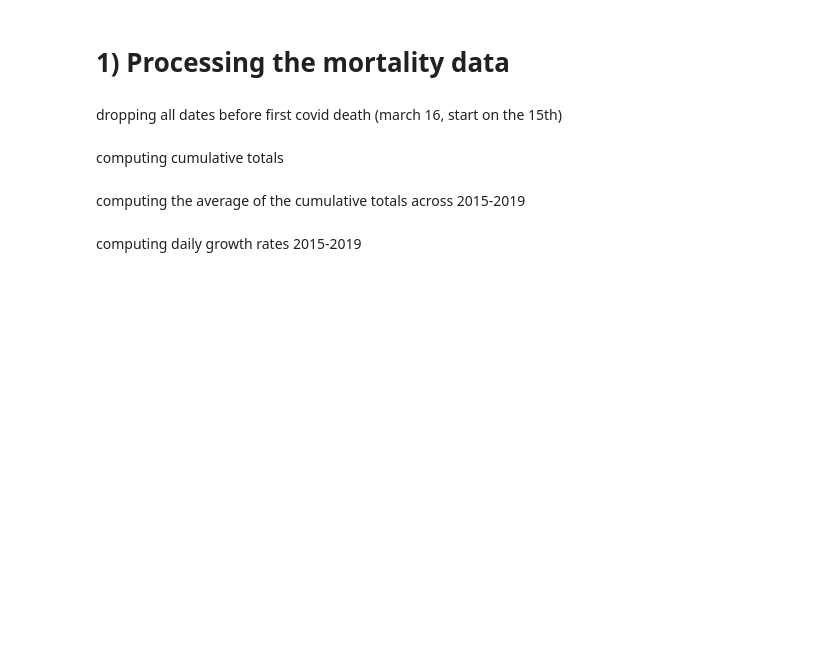
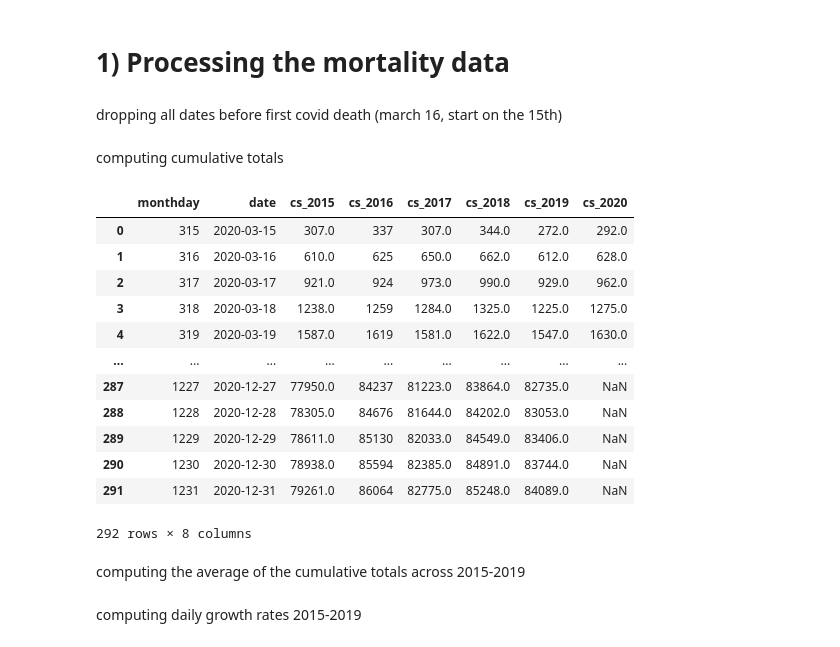
Before and after one commit to sebastianhohmann/covid19_total_death, a Jupyter notebook: portugal/PT_counterfactual.ipynb, the cells around one changed output. Cells and saved outputs as stored; diff of their text form; code cells hidden in the pictures; blank space fills up the shorter version.

```diff
--- a/portugal/PT_counterfactual.ipynb
+++ b/portugal/PT_counterfactual.ipynb
@@ -57,6 +57,22 @@ computing cumulative totals
 for i in range(2015, 2021):
     df['cs_{}'.format(i)] = df['{}'.format(i)].cumsum()
     del df['{}'.format(i)]
+# %%
+df
+# %% [output]
+|  | monthday | date | cs_2015 | cs_2016 | cs_2017 | cs_2018 | cs_2019 | cs_2020 |
+| 0 | 315 | 2020-03-15 | 307.0 | 337 | 307.0 | 344.0 | 272.0 | 292.0 |
+| 1 | 316 | 2020-03-16 | 610.0 | 625 | 650.0 | 662.0 | 612.0 | 628.0 |
+| 2 | 317 | 2020-03-17 | 921.0 | 924 | 973.0 | 990.0 | 929.0 | 962.0 |
+| 3 | 318 | 2020-03-18 | 1238.0 | 1259 | 1284.0 | 1325.0 | 1225.0 | 1275.0 |
+| 4 | 319 | 2020-03-19 | 1587.0 | 1619 | 1581.0 | 1622.0 | 1547.0 | 1630.0 |
+| ... | ... | ... | ... | ... | ... | ... | ... | ... |
+| 287 | 1227 | 2020-12-27 | 77950.0 | 84237 | 81223.0 | 83864.0 | 82735.0 | NaN |
+| 288 | 1228 | 2020-12-28 | 78305.0 | 84676 | 81644.0 | 84202.0 | 83053.0 | NaN |
+| 289 | 1229 | 2020-12-29 | 78611.0 | 85130 | 82033.0 | 84549.0 | 83406.0 | NaN |
+| 290 | 1230 | 2020-12-30 | 78938.0 | 85594 | 82385.0 | 84891.0 | 83744.0 | NaN |
+| 291 | 1231 | 2020-12-31 | 79261.0 | 86064 | 82775.0 | 85248.0 | 84089.0 | NaN |
+292 rows × 8 columns
 # %% [markdown]
 computing the average of the cumulative totals across 2015-2019
 # %%
```
Also changed, not shown: parts of 3 cells of this notebook.
